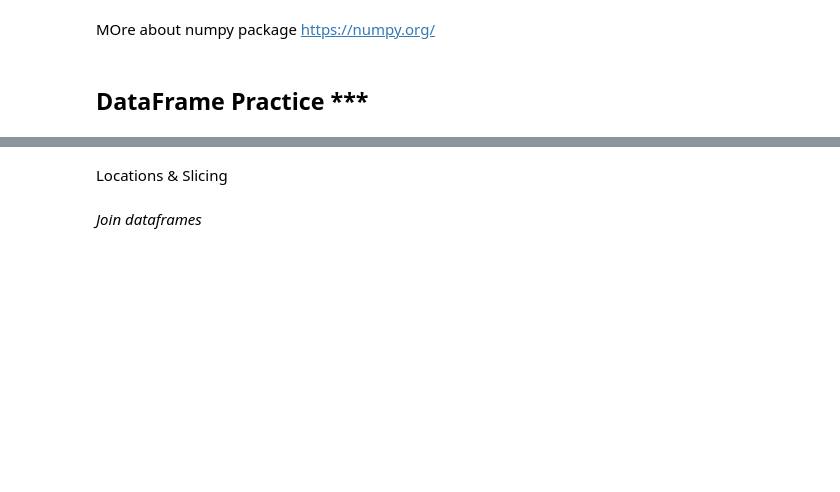
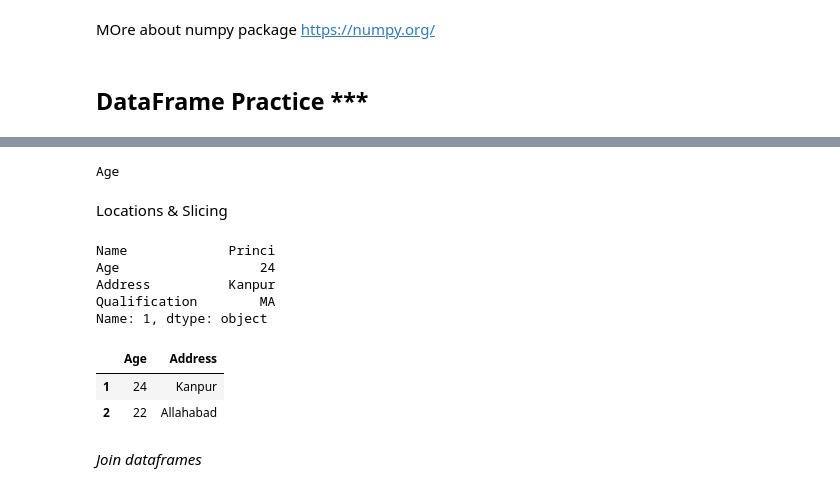
Before and after one commit to Solenluna/Module1, a Jupyter notebook: Python_Basics_Module_1_Practise.ipynb, the cells around one changed output, grey strips where cells are left out. Cells and saved outputs as stored; diff of their text form; code cells hidden in the pictures; blank space fills up the shorter version.

```diff
--- a/Python_Basics_Module_1_Practise.ipynb
+++ b/Python_Basics_Module_1_Practise.ipynb
@@ -1300,6 +1424,9 @@ df1.columns
 # return the name of the second columns
 
 # your code here ...
+print(df1.columns[1])
+# %% [output]
+Age
 # %%
 #@title Display Solution 9
 
@@ -1314,6 +1441,14 @@ Locations & Slicing
 # access the 2nd row (with .iloc) (in python logic)
 
 # your code here ....
+
+print(df1.iloc[1])
+# %% [output]
+Name             Princi
+Age                  24
+Address          Kanpur
+Qualification        MA
+Name: 1, dtype: object
 # %%
 #@title Display Solution 10
 
@@ -1325,13 +1460,18 @@ df1.iloc[1]
 # %%
 # return the data with .iloc
 
 '''
 Age  Adress
 24   Kanpur
 22   Allahabad
 '''
 
 # your code here...
+df1.iloc[1:3,1:3]
+# %% [output]
+|  | Age | Address |
+| 1 | 24 | Kanpur |
+| 2 | 22 | Allahabad |
 # %%
 #@title Display Solution 11
 
```
Also changed, not shown: parts of 27 cells of this notebook.
